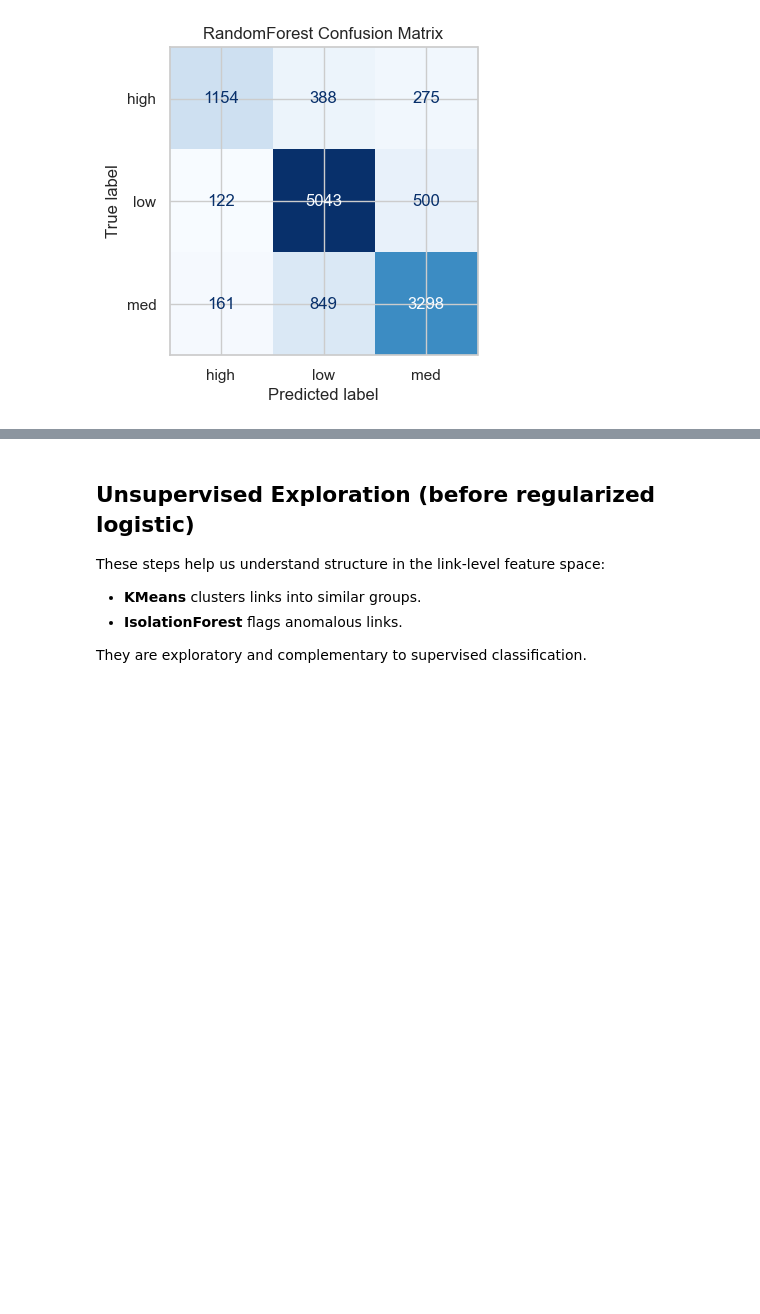
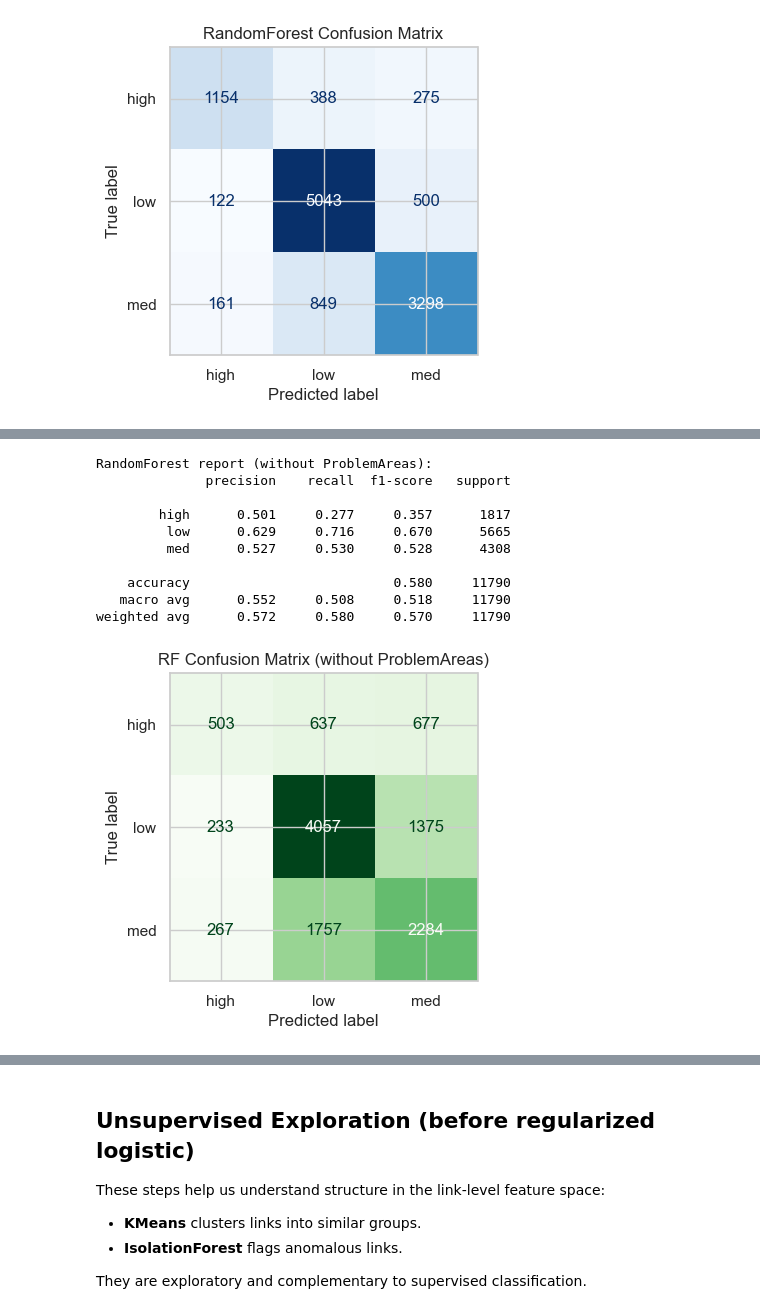
Before and after one commit to tsl-imperial/Sentinel-FYP, a Jupyter notebook: notebooks/nigeria_model.ipynb, the cells around one changed output, grey strips where cells are left out. Cells and saved outputs as stored; diff of their text form; code cells hidden in the pictures; blank space fills up the shorter version.

```diff
--- a/notebooks/nigeria_model.ipynb
+++ b/notebooks/nigeria_model.ipynb
@@ -334,0 +339,40 @@ weighted avg      0.805     0.805     0.803     11790
+# %%
+# RandomForest ablation (NO ProblemAreas features)
+no_pa_features = feature_cols + ["qnum"]
+
+X_no_pa = m[no_pa_features].copy()
+X_train_no_pa = X_no_pa.iloc[train_idx]
+X_test_no_pa = X_no_pa.iloc[test_idx]
+
+rf_no_pa = RandomForestClassifier(
+    n_estimators=400,
+    max_depth=None,
+    min_samples_leaf=2,
+    random_state=42,
+    n_jobs=-1,
+    class_weight="balanced_subsample",
+)
+rf_no_pa.fit(X_train_no_pa, y_train)
+
+pred_rf_no_pa = rf_no_pa.predict(X_test_no_pa)
+print("RandomForest report (without ProblemAreas):")
+print(classification_report(y_test, pred_rf_no_pa, digits=3))
+
+labels = sorted(y_test.unique())
+cm_no_pa = confusion_matrix(y_test, pred_rf_no_pa, labels=labels)
+fig, ax = plt.subplots(figsize=(5,4))
+ConfusionMatrixDisplay(cm_no_pa, display_labels=labels).plot(ax=ax, cmap="Greens", colorbar=False)
+ax.set_title("RF Confusion Matrix (without ProblemAreas)")
+plt.show()
+# %% [output]
+RandomForest report (without ProblemAreas):
+              precision    recall  f1-score   support
+
+        high      0.501     0.277     0.357      1817
+         low      0.629     0.716     0.670      5665
+         med      0.527     0.530     0.528      4308
+
+    accuracy                          0.580     11790
+   macro avg      0.552     0.508     0.518     11790
+weighted avg      0.572     0.580     0.570     11790
+[figure, added]
```
Also changed, not shown: parts of 2 cells of this notebook, 2 other files.
